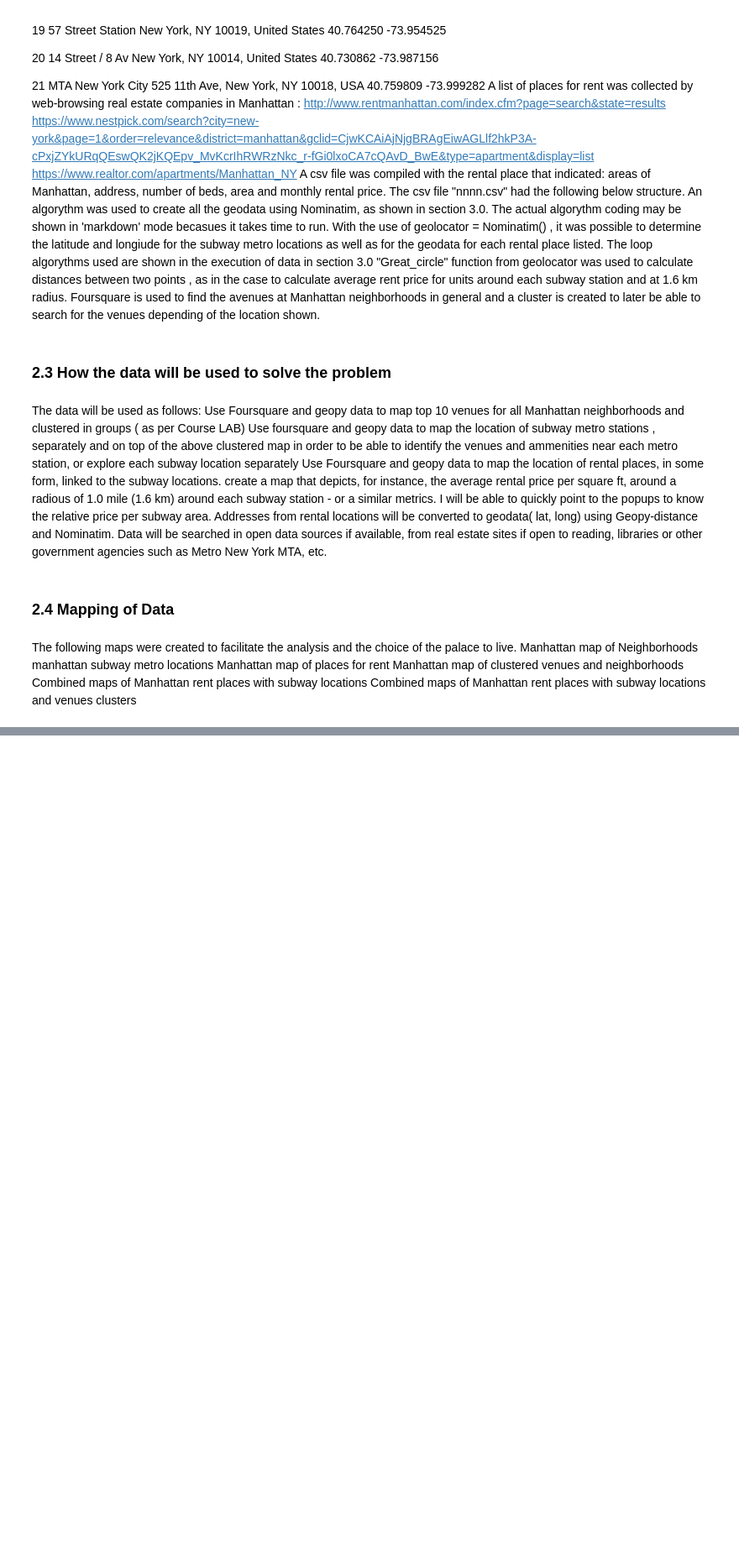
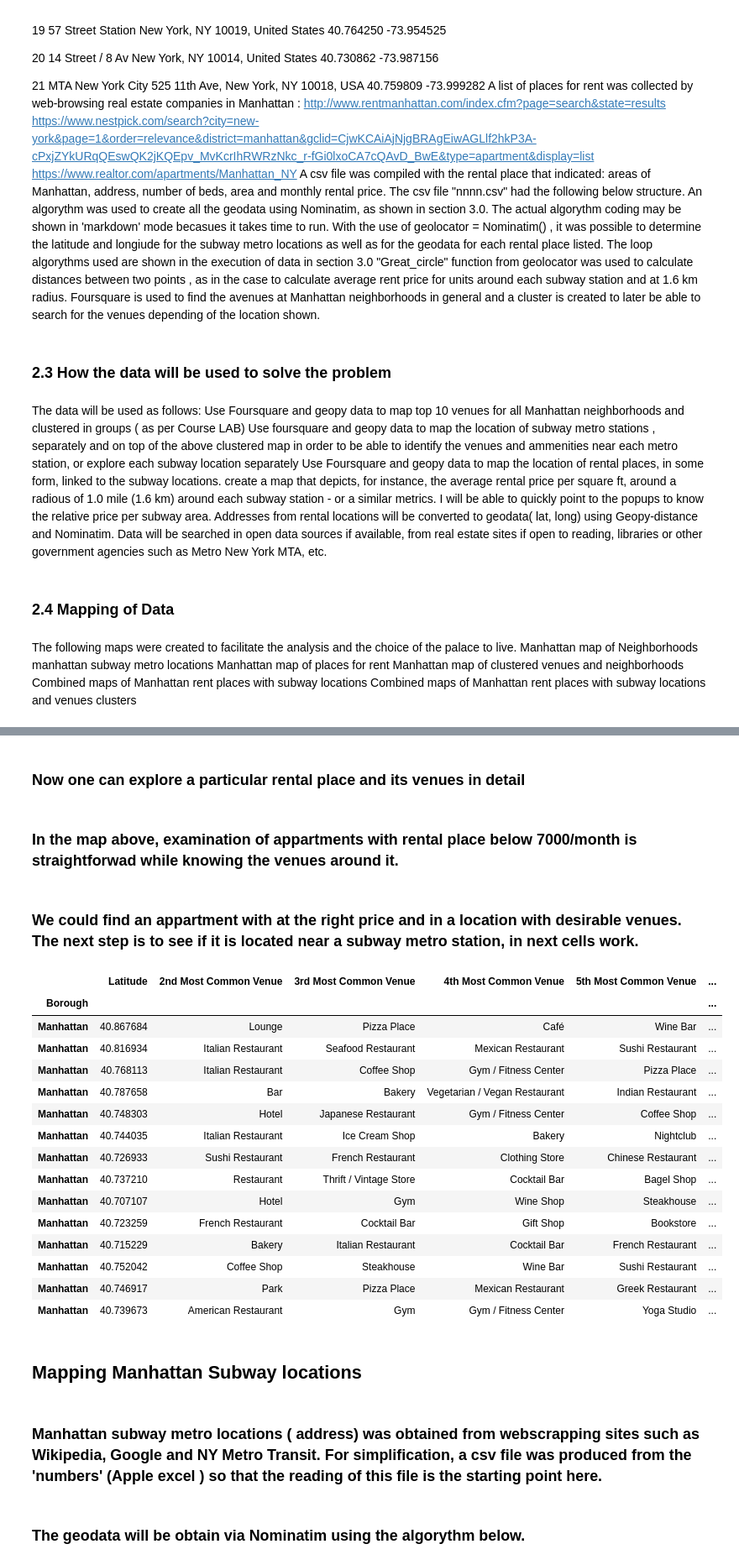
Before and after one commit to deepin-kuchroo/The-Battle-of-Neighborhoods, a Jupyter notebook: The Battle of Neighborhoods.ipynb, the cells around one changed output, grey strips where cells are left out. Shown at 84% size. Saved outputs shown, nothing was run; the diff lists cells and outputs as text; code cells hidden in the pictures; blank space fills up the shorter version.

Commit message:
Published from Watson Studio.

```diff
--- a/The Battle of Neighborhoods.ipynb
+++ b/The Battle of Neighborhoods.ipynb
@@ -88,0 +132,32 @@ The following maps were created to facilitate the analysis and the choice of the
+# %%
+import numpy as np # library to handle data in a vectorized manner
+import time
+import pandas as pd # library for data analsysis
+pd.set_option('display.max_columns', None)
+pd.set_option('display.max_rows', None)
+
+import json # library to handle JSON files
+import requests # library to handle requests
+from pandas.io.json import json_normalize # tranform JSON file into a pandas dataframe
+
+
+#!conda install -c conda-forge geopy --yes # uncomment this line if you haven't completed the Foursquare API lab
+from geopy.geocoders import Nominatim # convert an address into latitude and longitude values
+
+#!conda install -c conda-forge folium=0.5.0 --yes # uncomment this line if you haven't completed the Foursquare API lab
+import folium # map rendering library
+import folium # map rendering library
+from folium import plugins
+
+# Matplotlib and associated plotting modules
+import matplotlib.cm as cm
+import matplotlib.colors as colors
+
+#import seaborn as sns
+
+# import k-means from clustering stage
+from sklearn.cluster import KMeans
+
+
+
+print('Libraries imported.')
@@ -88,0 +304,5 @@ The following maps were created to facilitate the analysis and the choice of the
+# %%
+import pandas as pd
+url = 'https://raw.githubusercontent.com/utkarsh-sharma/Coursera_Capstone/master/manhattan_merged.csv'
+manhattan_merged = pd.read_csv(url,index_col=0,parse_dates=[0])
+manhattan_merged.head()
@@ -88,0 +550,33 @@ The following maps were created to facilitate the analysis and the choice of the
+# %% [markdown]
+### Now one can explore a particular rental place and its venues in detail
+# %% [markdown]
+### In the map above, examination of appartments with rental place below 7000/month is straightforwad while knowing the venues around it.
+# %% [markdown]
+### We could find an appartment with at the right price and in a location with desirable venues. The next step is to see if it is located near a subway metro station, in next cells work.
+# %%
+## kk is the cluster number to explore
+kk = 3
+manhattan_merged.loc[manhattan_merged['Cluster Labels'] == kk, manhattan_merged.columns[[1] + list(range(5, manhattan_merged.shape[1]))]]
+# %% [output]
+|  | Latitude | 2nd Most Common Venue | 3rd Most Common Venue | 4th Most Common Venue | 5th Most Common Venue | ... |
+| Borough |  |  |  |  |  | ... |
+| Manhattan | 40.867684 | Lounge | Pizza Place | Café | Wine Bar | ... |
+| Manhattan | 40.816934 | Italian Restaurant | Seafood Restaurant | Mexican Restaurant | Sushi Restaurant | ... |
+| Manhattan | 40.768113 | Italian Restaurant | Coffee Shop | Gym / Fitness Center | Pizza Place | ... |
+| Manhattan | 40.787658 | Bar | Bakery | Vegetarian / Vegan Restaurant | Indian Restaurant | ... |
+| Manhattan | 40.748303 | Hotel | Japanese Restaurant | Gym / Fitness Center | Coffee Shop | ... |
+| Manhattan | 40.744035 | Italian Restaurant | Ice Cream Shop | Bakery | Nightclub | ... |
+| Manhattan | 40.726933 | Sushi Restaurant | French Restaurant | Clothing Store | Chinese Restaurant | ... |
+| Manhattan | 40.737210 | Restaurant | Thrift / Vintage Store | Cocktail Bar | Bagel Shop | ... |
+| Manhattan | 40.707107 | Hotel | Gym | Wine Shop | Steakhouse | ... |
+| Manhattan | 40.723259 | French Restaurant | Cocktail Bar | Gift Shop | Bookstore | ... |
+| Manhattan | 40.715229 | Bakery | Italian Restaurant | Cocktail Bar | French Restaurant | ... |
+| Manhattan | 40.752042 | Coffee Shop | Steakhouse | Wine Bar | Sushi Restaurant | ... |
+| Manhattan | 40.746917 | Park | Pizza Place | Mexican Restaurant | Greek Restaurant | ... |
+| Manhattan | 40.739673 | American Restaurant | Gym | Gym / Fitness Center | Yoga Studio | ... |
+# %% [markdown]
+## Mapping Manhattan Subway locations
+# %% [markdown]
+### Manhattan subway metro locations ( address) was obtained from webscrapping sites such as Wikipedia, Google and NY Metro Transit. For simplification, a csv file was produced from the 'numbers' (Apple excel ) so that the reading of this file is the starting point here.
+# %% [markdown]
+### The geodata will be obtain via Nominatim using the algorythm below.
```
Also changed, not shown: parts of 90 cells of this notebook.
